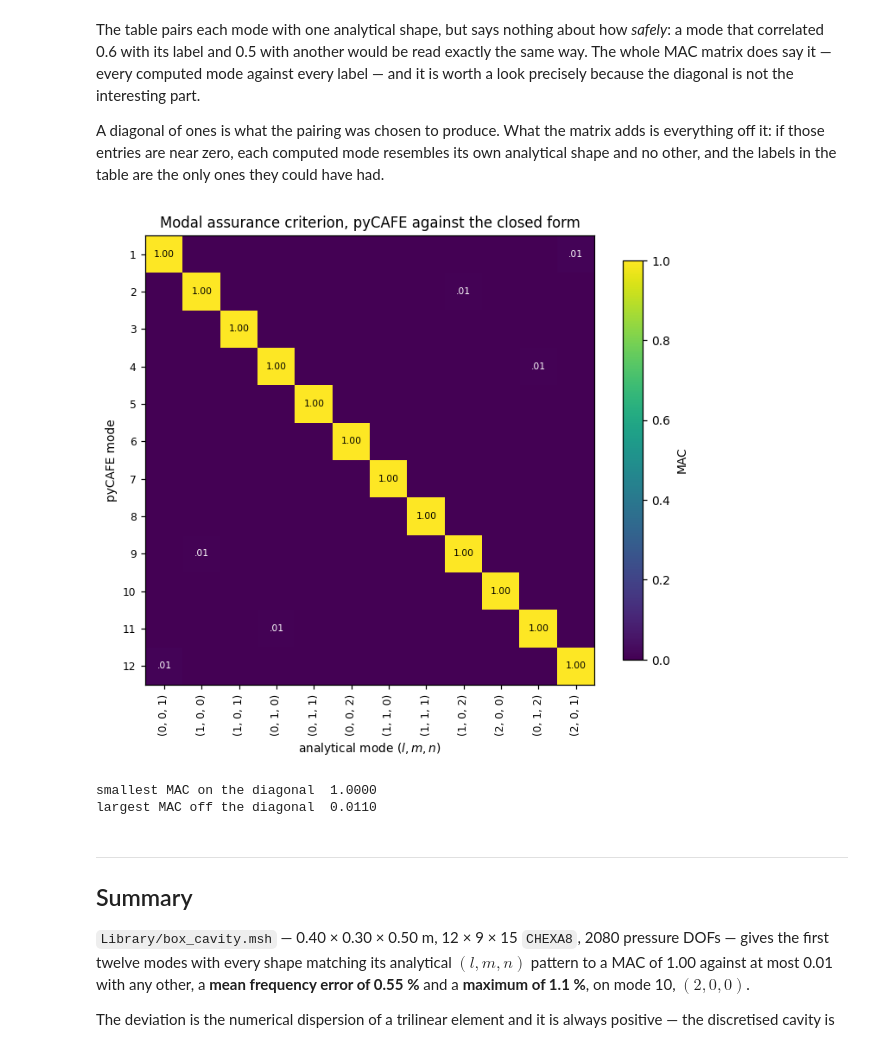
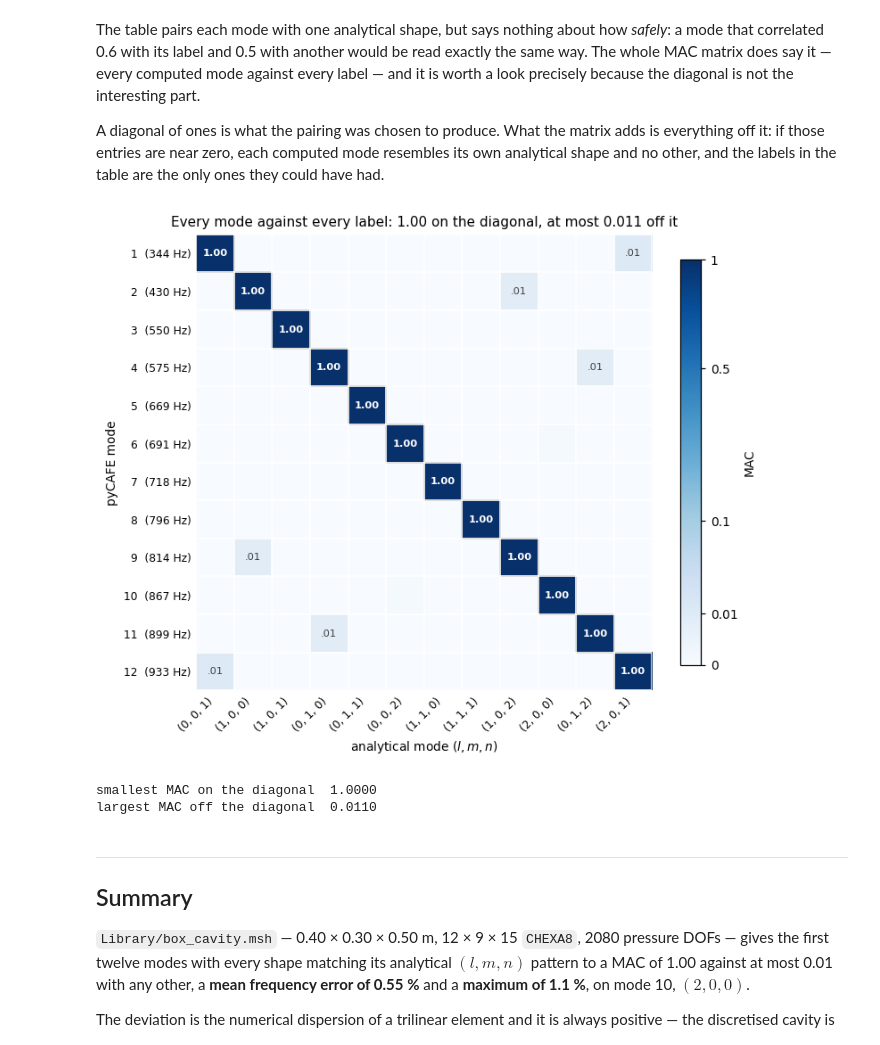
Before and after one commit to DanFabb/pycafe, a Jupyter notebook: examples/01_cavity_acoustic_3d.ipynb, the cells around one changed output. Drawn from its saved outputs; the diff is of its cells as text; code cells hidden in the pictures.

```diff
--- a/examples/01_cavity_acoustic_3d.ipynb
+++ b/examples/01_cavity_acoustic_3d.ipynb
@@ -387,32 +389,53 @@ are the only ones they could have had.
 # %%
 PAIRED = np.array([analytical_shape(idx) for idx in labels])
 MAC = np.array([[mac(PAIRED[j], modes[:, i]) for j in range(N_MODES)]
                 for i in range(N_MODES)])
+off_diagonal = MAC - np.diag(np.diag(MAC))
 
-fig, ax = plt.subplots(figsize=(6.6, 5.8))
-im = ax.imshow(MAC, cmap="viridis", vmin=0.0, vmax=1.0)
+fig, ax = plt.subplots(figsize=(7.0, 5.8))
+# The interesting values are the small ones, so the colour scale is
+# stretched near zero: a linear one would leave every off-diagonal cell the
+# same shade of white.
+norm = PowerNorm(gamma=0.45, vmin=0.0, vmax=1.0)
+im = ax.imshow(MAC, cmap="Blues", norm=norm)
+
 ax.set_xticks(range(N_MODES), [str(idx) for idx in labels],
-              rotation=90, fontsize=8)
-ax.set_yticks(range(N_MODES), [str(i + 1) for i in range(N_MODES)],
+              rotation=45, ha="right", fontsize=8)
+ax.set_yticks(range(N_MODES),
+              [f"{i+1}  ({freqs[i]:.0f} Hz)" for i in range(N_MODES)],
               fontsize=8)
+ax.set_xticks(np.arange(-0.5, N_MODES, 1), minor=True)
+ax.set_yticks(np.arange(-0.5, N_MODES, 1), minor=True)
+ax.grid(which="minor", color="white", linewidth=1.1)
+ax.tick_params(which="both", length=0)
+for spine in ax.spines.values():
+    spine.set_visible(False)
+
+for i in range(N_MODES):
+    ax.add_patch(Rectangle((i - 0.5, i - 0.5), 1, 1, fill=False,
+                           edgecolor="black", linewidth=1.0))
+    for j in range(N_MODES):
+        value = MAC[i, j]
+        if value >= 0.005:
+            ax.text(j, i, f"{value:.2f}".lstrip("0") if value < 0.995
+                    else "1.00", ha="center", va="center", fontsize=7.5,
+                    color="white" if norm(value) > 0.55 else "0.25",
+                    fontweight="bold" if i == j else "normal")
+
 ax.set_xlabel("analytical mode $(l,m,n)$")
 ax.set_ylabel("pyCAFE mode")
-ax.set_title("Modal assurance criterion, pyCAFE against the closed form")
-for i in range(N_MODES):
-    for j in range(N_MODES):
-        if MAC[i, j] > 0.005:
-            ax.text(j, i, f"{MAC[i, j]:.2f}".lstrip("0"), ha="center",
-                    va="center", fontsize=7,
-                    color="white" if MAC[i, j] < 0.6 else "black")
-fig.colorbar(im, ax=ax, shrink=0.85, label="MAC")
+ax.set_title("Every mode against every label: 1.00 on the diagonal, "
+             f"at most {off_diagonal.max():.3f} off it", fontsize=10)
+cb = fig.colorbar(im, ax=ax, shrink=0.86, ticks=[0, 0.01, 0.1, 0.5, 1.0])
+cb.set_label("MAC")
+cb.ax.set_yticklabels(["0", "0.01", "0.1", "0.5", "1"])
 fig.tight_layout()
 plt.show()
 
-off = MAC - np.diag(np.diag(MAC))
 print(f"smallest MAC on the diagonal  {np.diag(MAC).min():.4f}")
-print(f"largest MAC off the diagonal  {off.max():.4f}")
+print(f"largest MAC off the diagonal  {off_diagonal.max():.4f}")
 # %% [output]
-[figure, old version]
+[figure, new version]
 smallest MAC on the diagonal  1.0000
 largest MAC off the diagonal  0.0110
 # %% [markdown]
```
Also changed, not shown: parts of 6 cells of this notebook.
